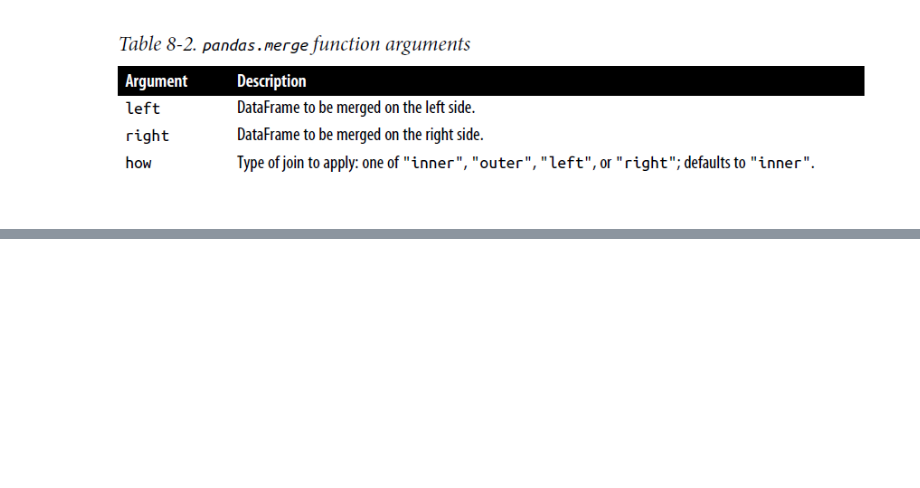
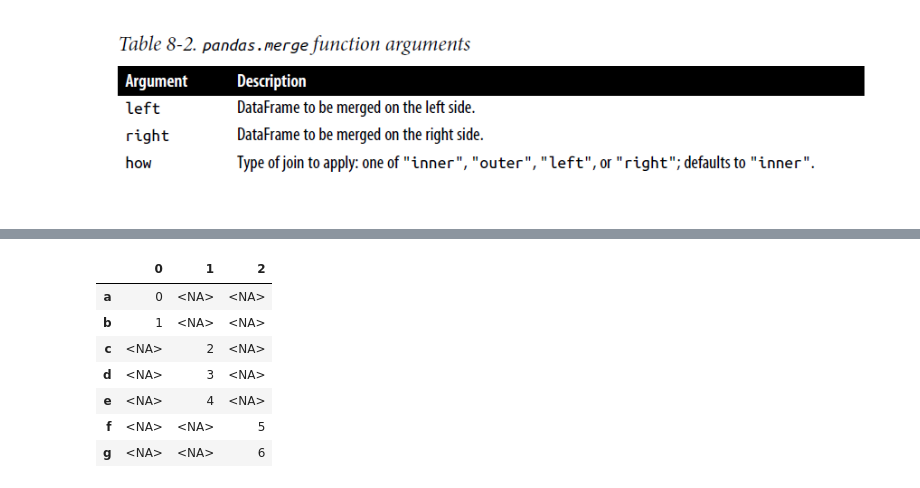
Before and after one commit to singfungcheung/python_for_data_analysis_wm_practice, a Jupyter notebook: src/Chapter8_Data_Wrangling.ipynb, the cells around one changed output, grey strips where cells are left out. Cells and saved outputs as stored; diff of their text form; code cells hidden in the pictures; blank space fills up the shorter version.

```diff
--- a/src/Chapter8_Data_Wrangling.ipynb
+++ b/src/Chapter8_Data_Wrangling.ipynb
@@ -388,0 +431,4 @@ pd.merge(df1, df2, how="inner")
+# %%
+s1 = pd.Series([0, 1], index=["a", "b"], dtype="Int64")
+s2 = pd.Series([2, 3, 4], index=["c", "d", "e"], dtype="Int64")
+s3 = pd.Series([5, 6], index=["f", "g"], dtype="Int64")
@@ -388,0 +466,11 @@ pd.merge(df1, df2, how="inner")
+# %%
+pd.concat([s1, s2, s3], axis="columns")
+# %% [output]
+|  | 0 | 1 | 2 |
+| a | 0 | <NA> | <NA> |
+| b | 1 | <NA> | <NA> |
+| c | <NA> | 2 | <NA> |
+| d | <NA> | 3 | <NA> |
+| e | <NA> | 4 | <NA> |
+| f | <NA> | <NA> | 5 |
+| g | <NA> | <NA> | 6 |
```
Also changed, not shown: parts of 14 cells of this notebook.
